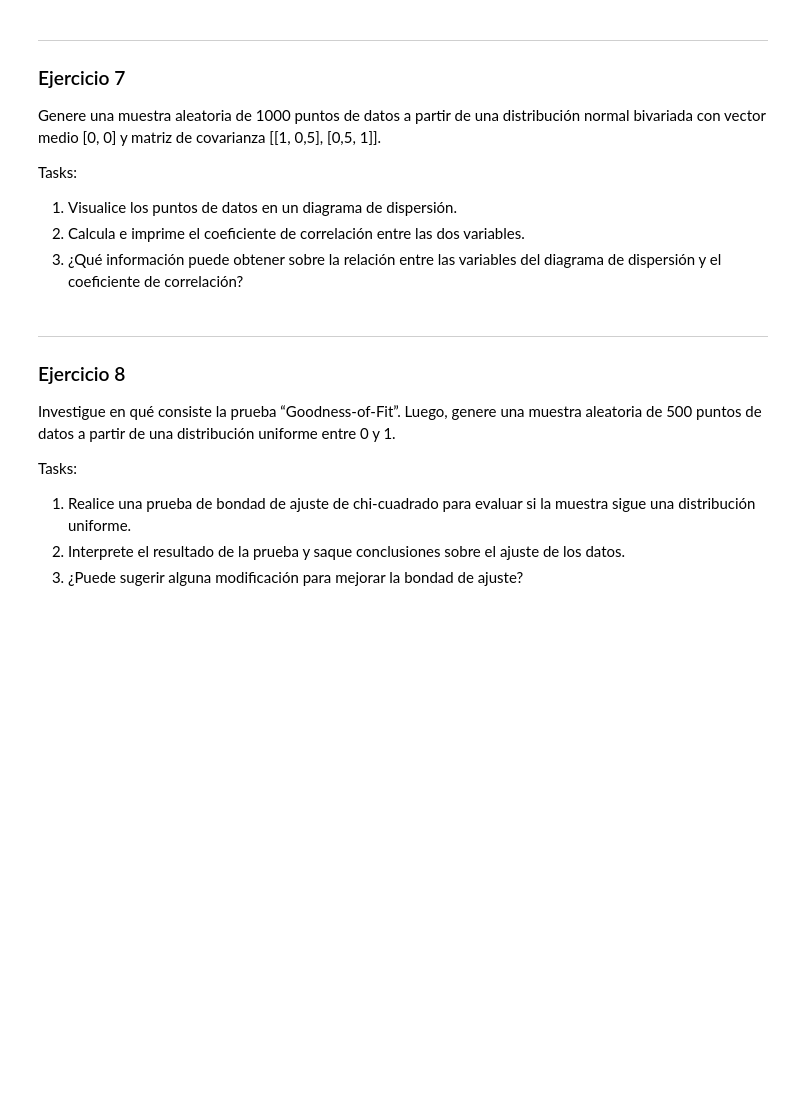
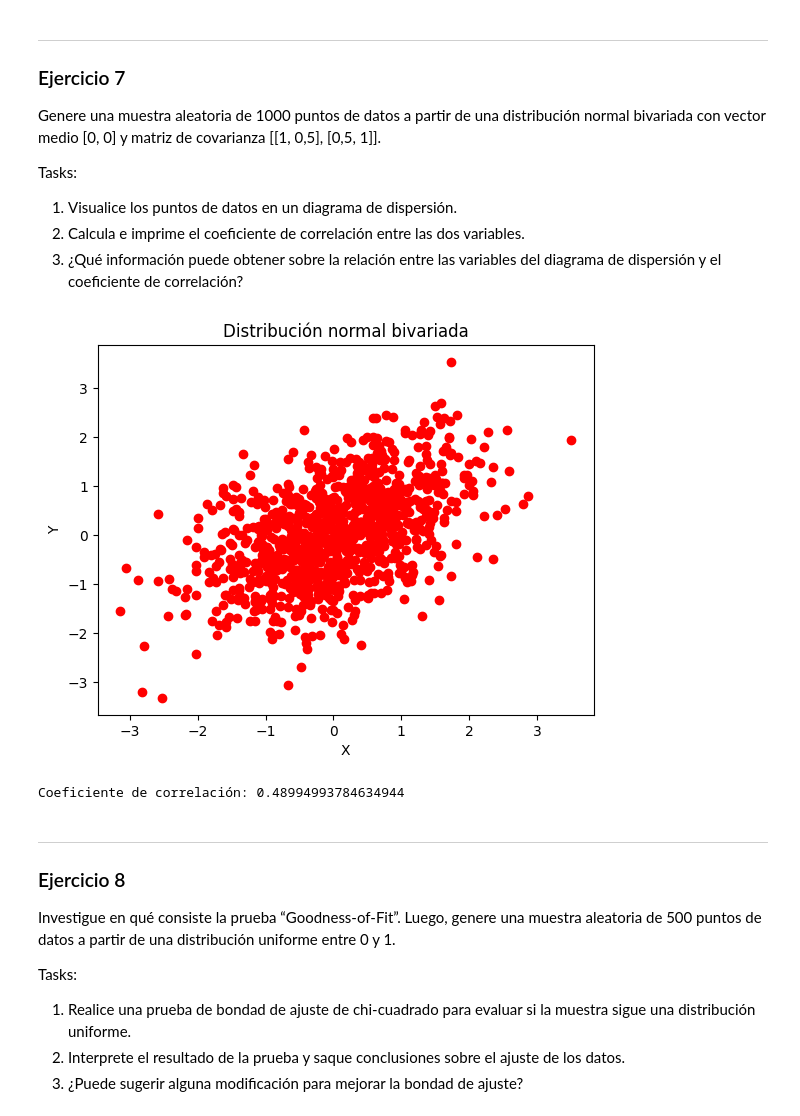
Before and after one commit to stefanoaragoni/simulacion_lab1, a Jupyter notebook: main.ipynb, the cells around one changed output. Cells and saved outputs as stored; diff of their text form; code cells hidden in the pictures; blank space fills up the shorter version.

```diff
--- a/main.ipynb
+++ b/main.ipynb
@@ -171,6 +212,25 @@ Tasks:
 2. Calcula e imprime el coeficiente de correlación entre las dos variables.
 3. ¿Qué información puede obtener sobre la relación entre las variables del diagrama de dispersión y el
 coeficiente de correlación?
+# %%
+vector_medio = [0, 0]
+matriz_cov = [[1, 0.5], [0.5, 1]]
+
+dist_biv = np.random.multivariate_normal(vector_medio, matriz_cov, 1000).T
+
+#7.1
+plt.scatter(dist_biv[0], dist_biv[1], c='r', marker='o')
+plt.xlabel('X')
+plt.ylabel('Y')
+plt.title('Distribución normal bivariada')
+plt.show()
+
+#7.2
+correlation_coefficient = np.corrcoef(dist_biv[0], dist_biv[1])[0, 1]
+print("Coeficiente de correlación:", correlation_coefficient)
+# %% [output]
+[figure, added]
+Coeficiente de correlación: 0.48994993784634944
 # %% [markdown]
 ---------
 ### Ejercicio 8
```
Also changed, not shown: parts of 6 cells of this notebook.
